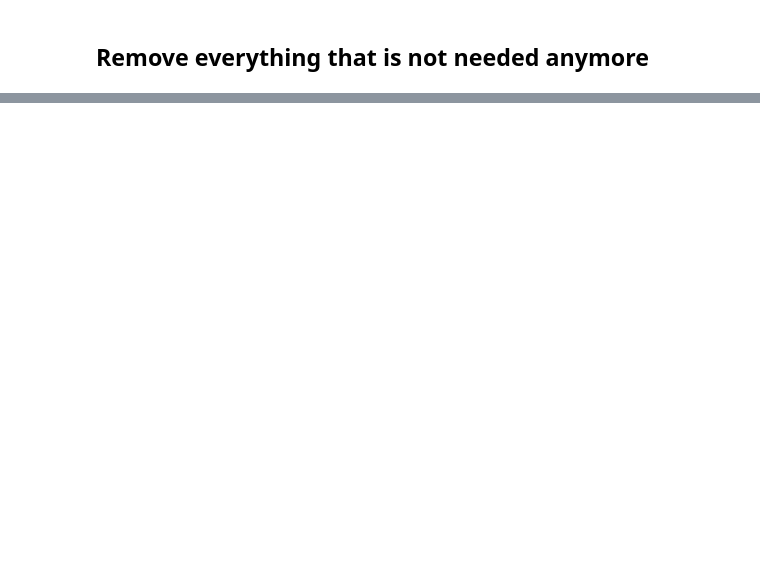
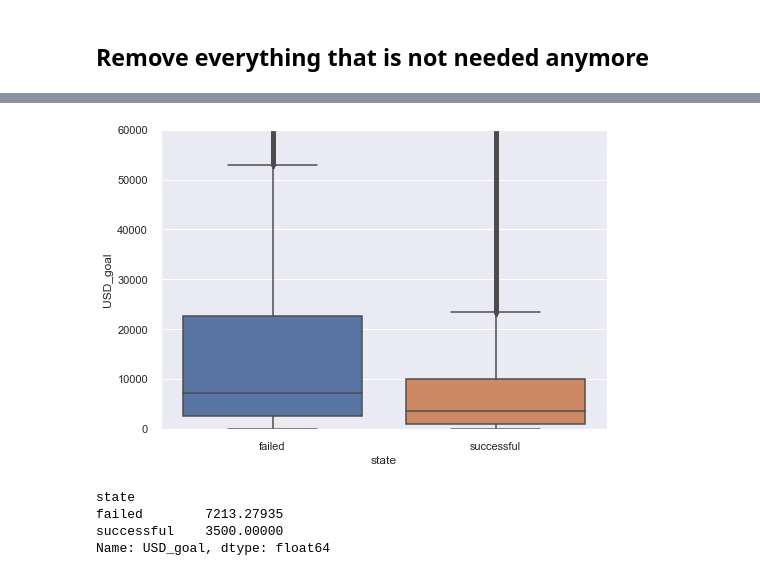
Before and after one commit to skrutzky/Project-2_Kickstarter, a Jupyter notebook: DS-Project-2_Kickstarter.ipynb, the cells around one changed output, grey strips where cells are left out. Saved outputs shown, nothing was run; the diff lists cells and outputs as text; code cells hidden in the pictures; blank space fills up the shorter version.

```diff
--- a/DS-Project-2_Kickstarter.ipynb
+++ b/DS-Project-2_Kickstarter.ipynb
@@ -405,0 +755,12 @@ Index(['backers_count', 'country', 'created_at', 'currency',
+# %%
+ax= sns.boxplot(x="state", y= "USD_goal", data=train_data)
+ax.set(ylim=(0, 60000));
+# %% [output]
+[figure, added]
+# %%
+train_data.groupby("state")["USD_goal"].median()
+# %% [output]
+state
+failed        7213.27935
+successful    3500.00000
+Name: USD_goal, dtype: float64
```
Also changed, not shown: parts of 147 cells of this notebook.
